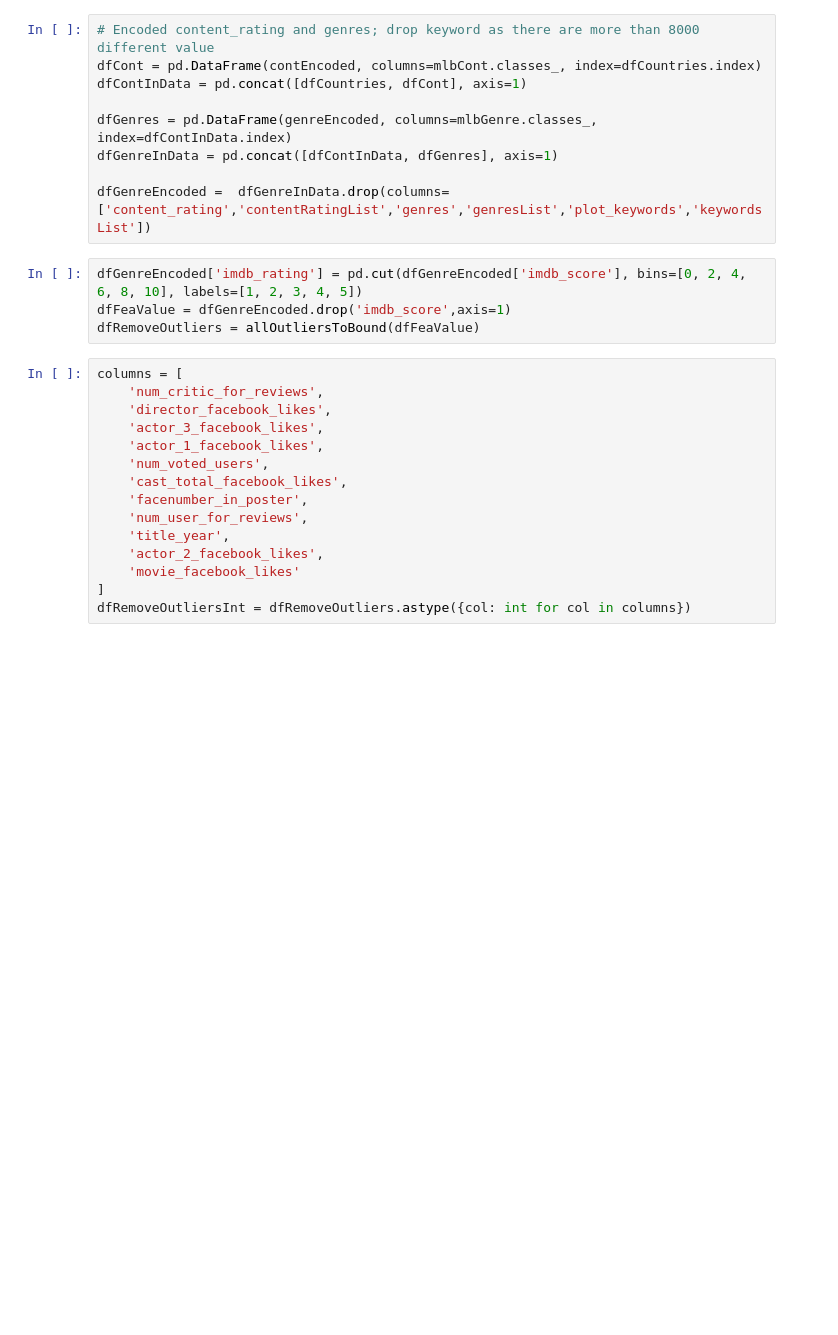
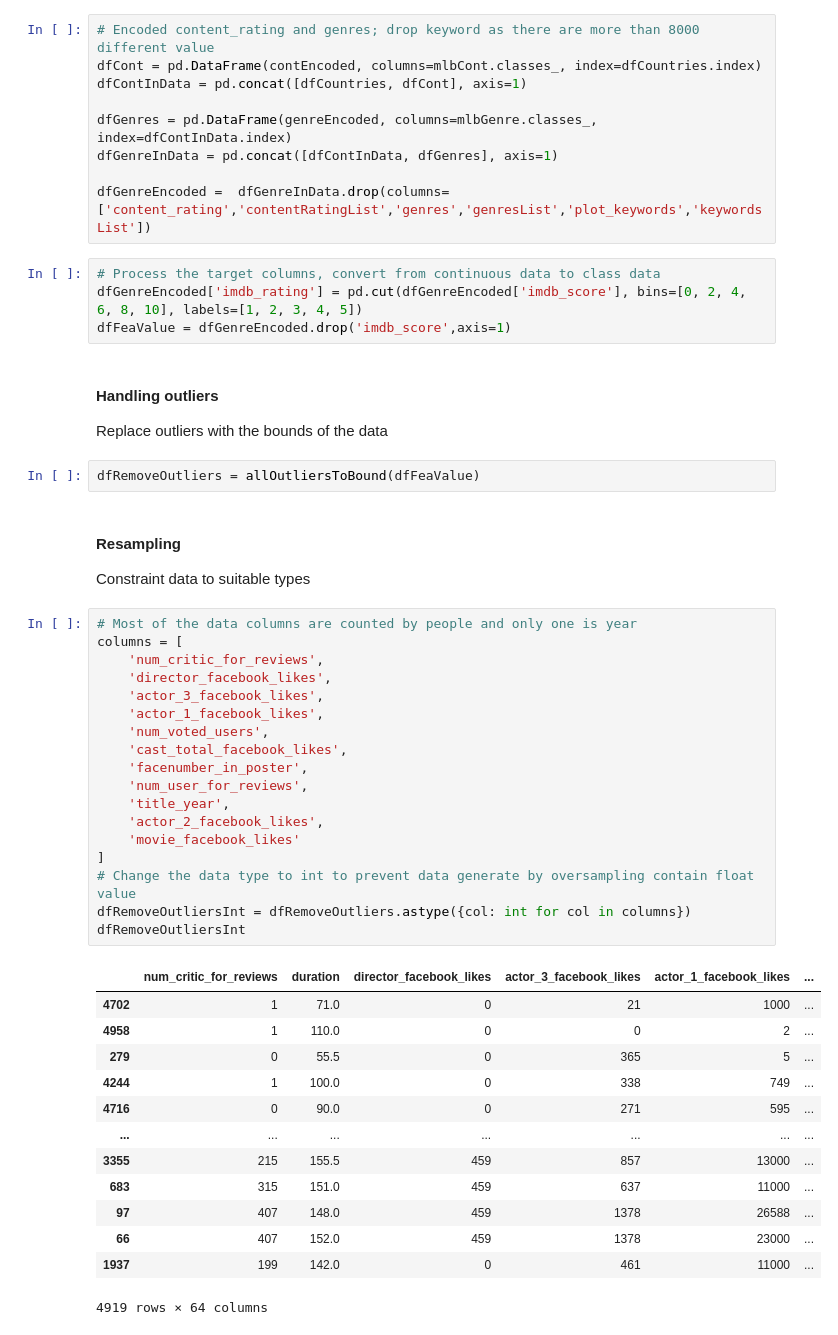
Before and after one commit to youquanneu/COMP3222_Coursework, a Jupyter notebook: Workflow/DataProcessing.ipynb, the cells around one changed output. Drawn from its saved outputs; the diff is of its cells as text; blank space fills up the shorter version.

```diff
--- a/Workflow/DataProcessing.ipynb
+++ b/Workflow/DataProcessing.ipynb
@@ -165,21 +194,46 @@ dfGenreInData = pd.concat([dfContInData, dfGenres], axis=1)
 
 dfGenreEncoded =  dfGenreInData.drop(columns=['content_rating','contentRatingList','genres','genresList','plot_keywords','keywordsList'])
 # %%
+# Process the target columns, convert from continuous data to class data
 dfGenreEncoded['imdb_rating'] = pd.cut(dfGenreEncoded['imdb_score'], bins=[0, 2, 4, 6, 8, 10], labels=[1, 2, 3, 4, 5])
 dfFeaValue = dfGenreEncoded.drop('imdb_score',axis=1)
-dfRemoveOutliers = allOutliersToBound(dfFeaValue)
+# %% [markdown]
+#### Handling outliers
+Replace outliers with the bounds of the data
+# %%
+dfRemoveOutliers = allOutliersToBound(dfFeaValue)
+# %% [markdown]
+#### Resampling
+Constraint data to suitable types
 # %%
+# Most of the data columns are counted by people and only one is year
 columns = [
     'num_critic_for_reviews',
     'director_facebook_likes',
     'actor_3_facebook_likes',
     'actor_1_facebook_likes',
     'num_voted_users',
     'cast_total_facebook_likes',
     'facenumber_in_poster',
     'num_user_for_reviews',
     'title_year',
     'actor_2_facebook_likes',
     'movie_facebook_likes'
 ]
+# Change the data type to int to prevent data generate by oversampling contain float value
 dfRemoveOutliersInt = dfRemoveOutliers.astype({col: int for col in columns})
+dfRemoveOutliersInt
+# %% [output]
+|  | num_critic_for_reviews | duration | director_facebook_likes | actor_3_facebook_likes | actor_1_facebook_likes | ... |
+| 4702 | 1 | 71.0 | 0 | 21 | 1000 | ... |
+| 4958 | 1 | 110.0 | 0 | 0 | 2 | ... |
+| 279 | 0 | 55.5 | 0 | 365 | 5 | ... |
+| 4244 | 1 | 100.0 | 0 | 338 | 749 | ... |
+| 4716 | 0 | 90.0 | 0 | 271 | 595 | ... |
+| ... | ... | ... | ... | ... | ... | ... |
+| 3355 | 215 | 155.5 | 459 | 857 | 13000 | ... |
+| 683 | 315 | 151.0 | 459 | 637 | 11000 | ... |
+| 97 | 407 | 148.0 | 459 | 1378 | 26588 | ... |
+| 66 | 407 | 152.0 | 459 | 1378 | 23000 | ... |
+| 1937 | 199 | 142.0 | 0 | 461 | 11000 | ... |
+4919 rows × 64 columns
```
Also changed, not shown: parts of 21 cells of this notebook, 3 other files.
